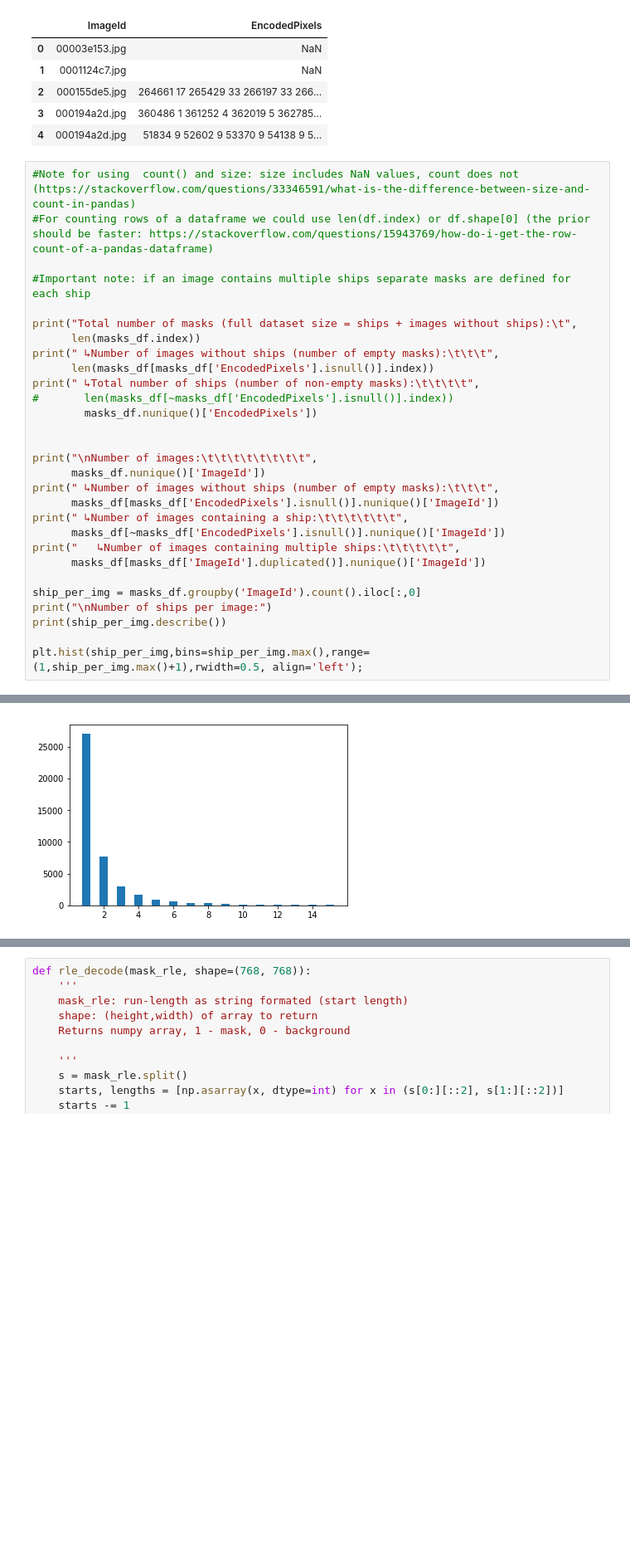
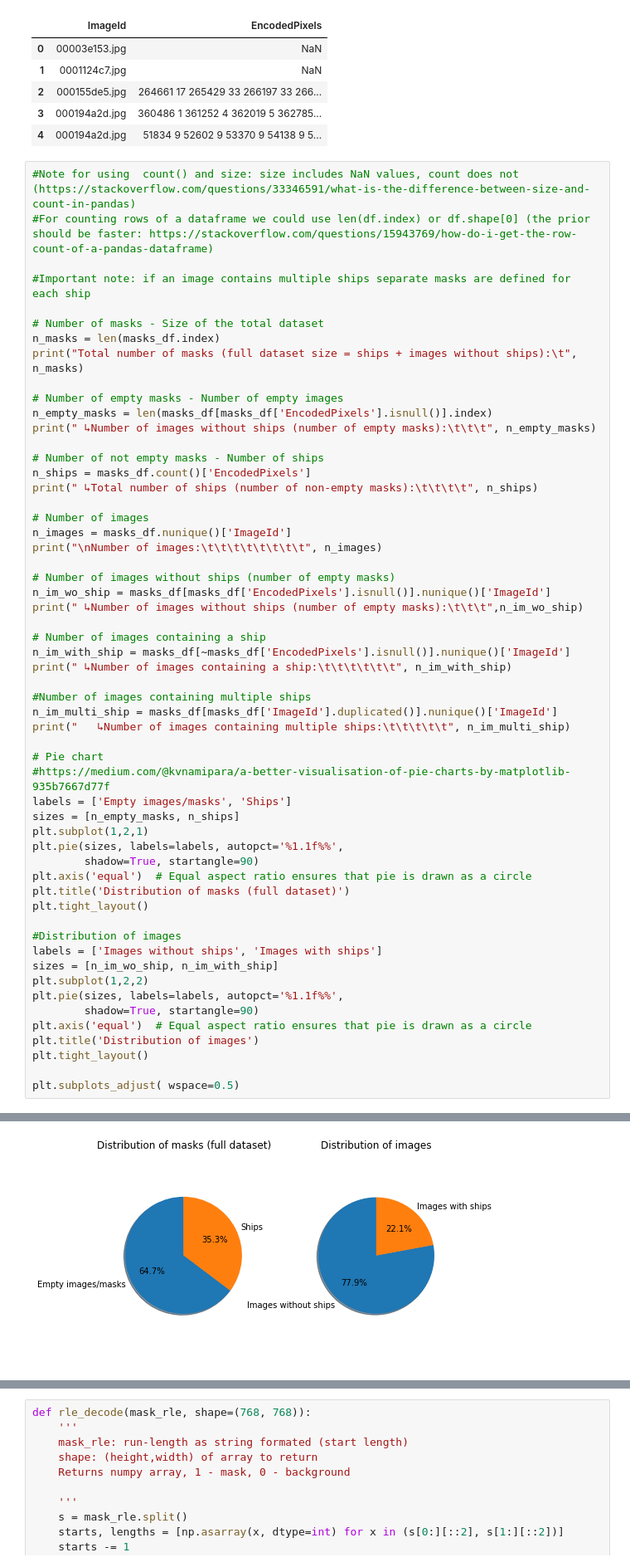
Before and after one commit to kaland313/vitmav45-ShipSeakers, a Jupyter notebook: NagyHFDataPrep.ipynb, the cells around one changed output, grey strips where cells are left out. Shown at 83% size. Drawn from its saved outputs; the diff is of its cells as text; blank space fills up the shorter version.

Commit message:
Histograms improved and pie charts added

```diff
--- a/NagyHFDataPrep.ipynb
+++ b/NagyHFDataPrep.ipynb
@@ -21,29 +22,56 @@ masks_df.head()
 
 #Important note: if an image contains multiple ships separate masks are defined for each ship
 
-print("Total number of masks (full dataset size = ships + images without ships):\t",
-      len(masks_df.index))
-print(" ↳Number of images without ships (number of empty masks):\t\t\t",
-      len(masks_df[masks_df['EncodedPixels'].isnull()].index))
-print(" ↳Total number of ships (number of non-empty masks):\t\t\t\t",
-#       len(masks_df[~masks_df['EncodedPixels'].isnull()].index))
-        masks_df.nunique()['EncodedPixels'])
+# Number of masks - Size of the total dataset
+n_masks = len(masks_df.index)
+print("Total number of masks (full dataset size = ships + images without ships):\t", n_masks)
 
+# Number of empty masks - Number of empty images
+n_empty_masks = len(masks_df[masks_df['EncodedPixels'].isnull()].index)
+print(" ↳Number of images without ships (number of empty masks):\t\t\t", n_empty_masks)
 
-print("\nNumber of images:\t\t\t\t\t\t\t\t",
-      masks_df.nunique()['ImageId'])
-print(" ↳Number of images without ships (number of empty masks):\t\t\t",
-      masks_df[masks_df['EncodedPixels'].isnull()].nunique()['ImageId'])
-print(" ↳Number of images containing a ship:\t\t\t\t\t\t",
-      masks_df[~masks_df['EncodedPixels'].isnull()].nunique()['ImageId'])
-print("   ↳Number of images containing multiple ships:\t\t\t\t\t",
-      masks_df[masks_df['ImageId'].duplicated()].nunique()['ImageId'])
+# Number of not empty masks - Number of ships
+n_ships = masks_df.count()['EncodedPixels']
+print(" ↳Total number of ships (number of non-empty masks):\t\t\t\t", n_ships)
 
-ship_per_img = masks_df.groupby('ImageId').count().iloc[:,0]
-print("\nNumber of ships per image:")
-print(ship_per_img.describe())
+# Number of images
+n_images = masks_df.nunique()['ImageId']
+print("\nNumber of images:\t\t\t\t\t\t\t\t", n_images)
 
-plt.hist(ship_per_img,bins=ship_per_img.max(),range=(1,ship_per_img.max()+1),rwidth=0.5, align='left');
+# Number of images without ships (number of empty masks)
+n_im_wo_ship = masks_df[masks_df['EncodedPixels'].isnull()].nunique()['ImageId']
+print(" ↳Number of images without ships (number of empty masks):\t\t\t",n_im_wo_ship)
+
+# Number of images containing a ship
+n_im_with_ship = masks_df[~masks_df['EncodedPixels'].isnull()].nunique()['ImageId']
+print(" ↳Number of images containing a ship:\t\t\t\t\t\t", n_im_with_ship)
+
+#Number of images containing multiple ships
+n_im_multi_ship = masks_df[masks_df['ImageId'].duplicated()].nunique()['ImageId']
+print("   ↳Number of images containing multiple ships:\t\t\t\t\t", n_im_multi_ship)
+
+# Pie chart
+#https://medium.com/@kvnamipara/a-better-visualisation-of-pie-charts-by-matplotlib-935b7667d77f
+labels = ['Empty images/masks', 'Ships']
+sizes = [n_empty_masks, n_ships]
+plt.subplot(1,2,1)
+plt.pie(sizes, labels=labels, autopct='%1.1f%%',
+        shadow=True, startangle=90)
+plt.axis('equal')  # Equal aspect ratio ensures that pie is drawn as a circle
+plt.title('Distribution of masks (full dataset)')
+plt.tight_layout()
+
+#Distribution of images
+labels = ['Images without ships', 'Images with ships']
+sizes = [n_im_wo_ship, n_im_with_ship]
+plt.subplot(1,2,2)
+plt.pie(sizes, labels=labels, autopct='%1.1f%%',
+        shadow=True, startangle=90)
+plt.axis('equal')  # Equal aspect ratio ensures that pie is drawn as a circle
+plt.title('Distribution of images')
+plt.tight_layout()
+
+plt.subplots_adjust( wspace=0.5)
 # %% [output]
 Total number of masks (full dataset size = ships + images without ships):        231723
  ↳Number of images without ships (number of empty masks):                        150000
@@ -67 +84 @@ Name: EncodedPixels, dtype: float64
-[figure, old version]
+[figure, new version]
```
Also changed, not shown: parts of 7 cells of this notebook.
